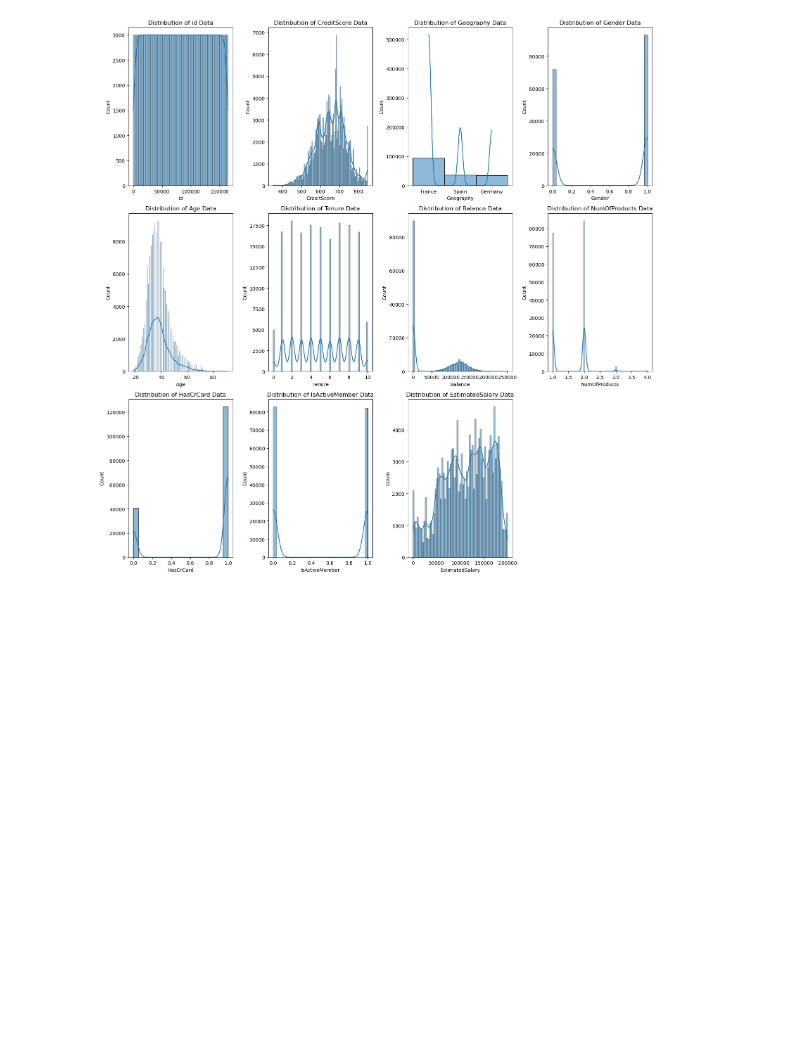
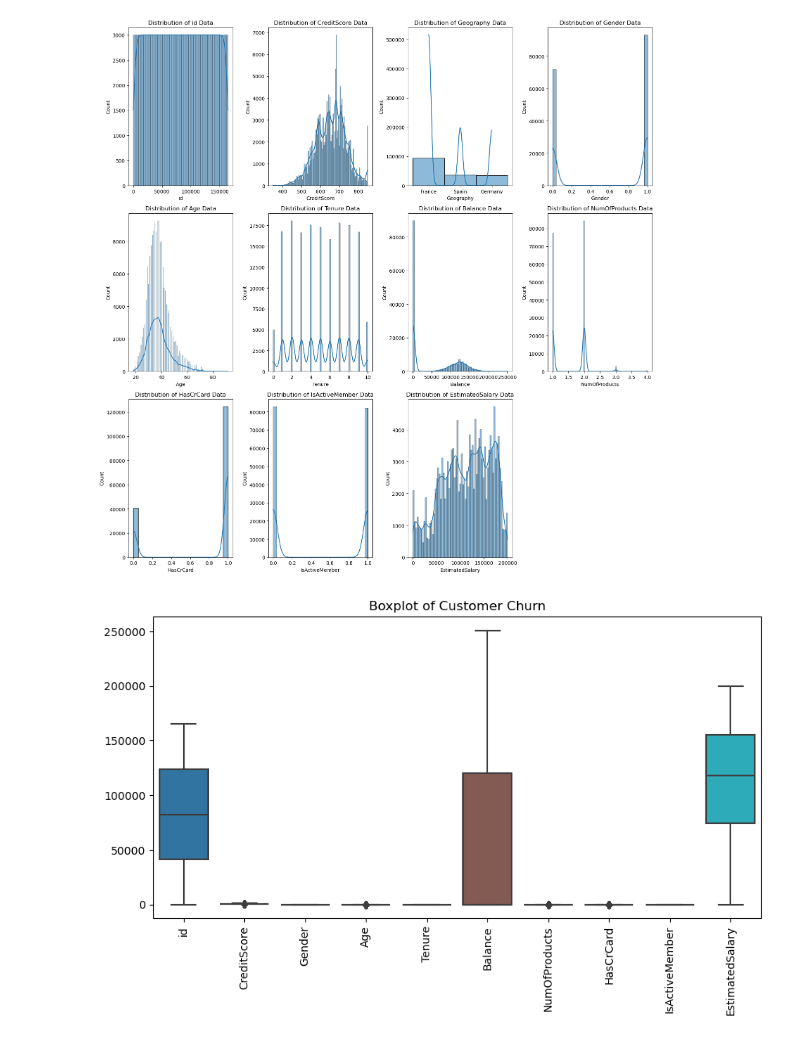
Before and after one commit to MaukanMir/Bank-Churn-Classifier, a Jupyter notebook: training.ipynb, the cells around one changed output. Saved outputs shown, nothing was run; the diff lists cells and outputs as text; code cells hidden in the pictures; blank space fills up the shorter version.

Commit message:
Added new plots

```diff
--- a/training.ipynb
+++ b/training.ipynb
@@ -119,3 +119,11 @@ for i, col in enumerate(df.columns[:-1]):
     plt.plot()
 # %% [output]
 [figure]
+# %%
+plt.figure(figsize = (10, 5))
+sns.boxplot(df[df.columns[:-1]])
+plt.title("Boxplot of Customer Churn")
+plt.xticks(rotation = 90)
+plt.show()
+# %% [output]
+[figure, added]
```
